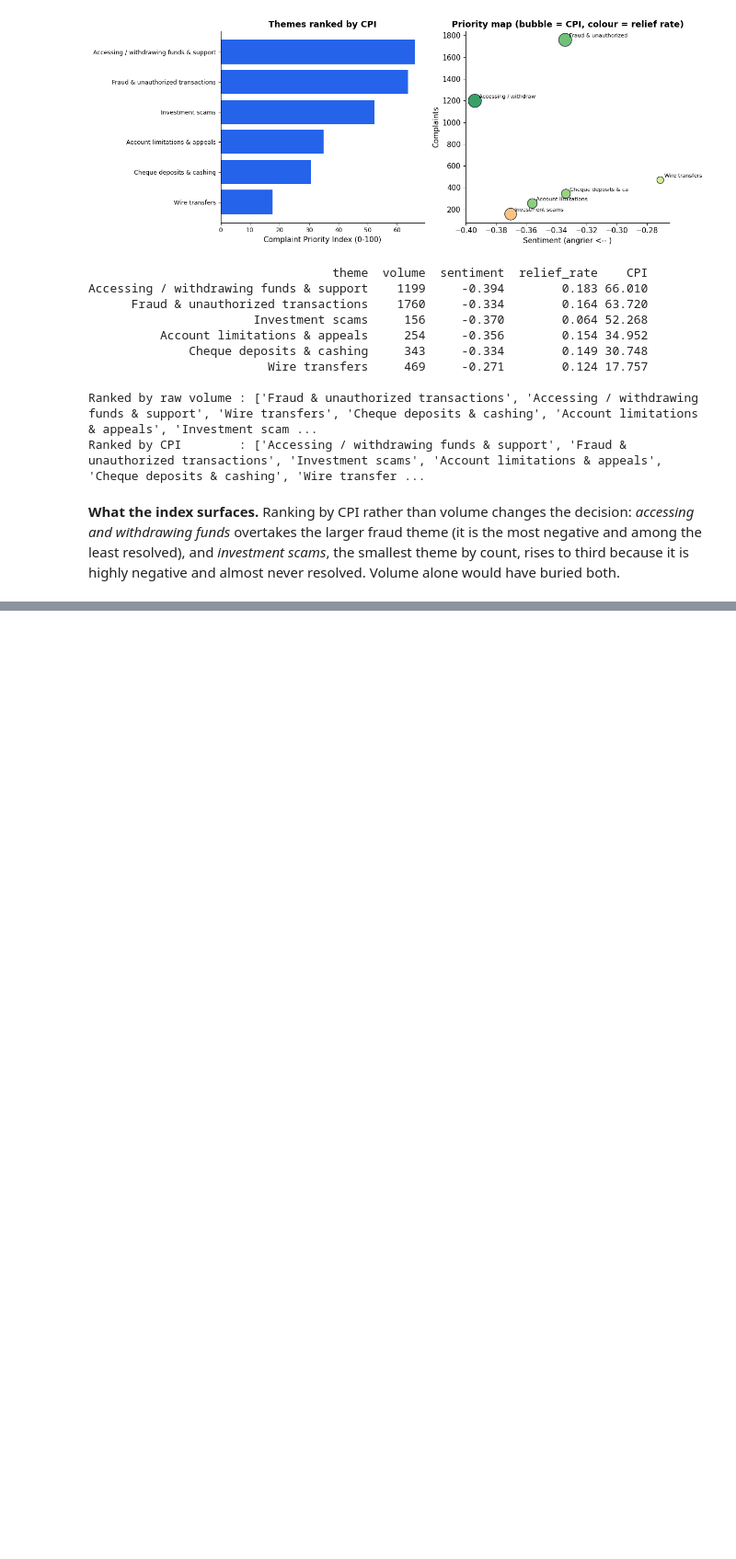
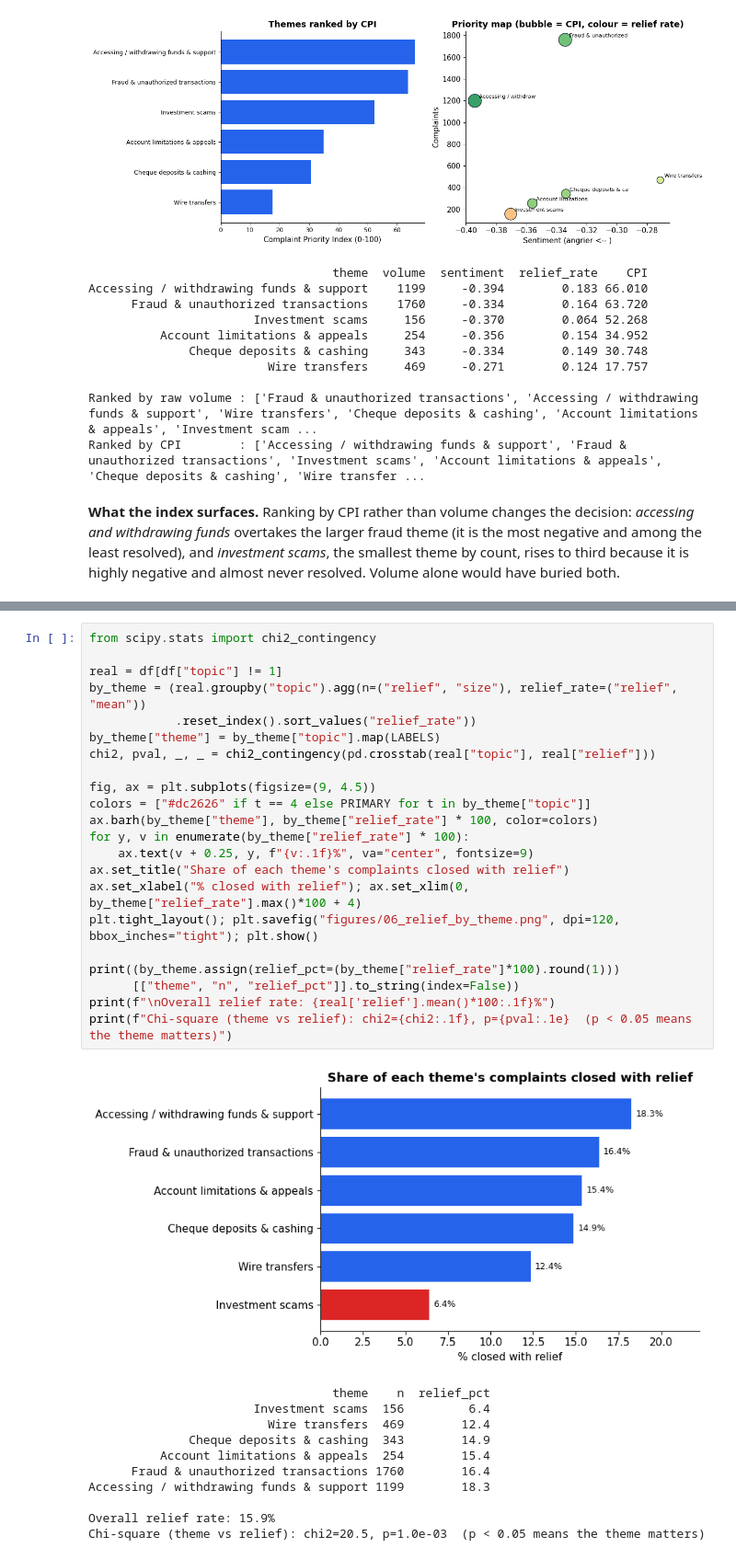
Before and after one commit to danihyder/financial-complaints-nlp, a Jupyter notebook: complaints-nlp-analysis.ipynb, the cells around one changed output, grey strips where cells are left out. Shown at 92% size. Drawn from its saved outputs; the diff is of its cells as text; blank space fills up the shorter version.

```diff
--- a/complaints-nlp-analysis.ipynb
+++ b/complaints-nlp-analysis.ipynb
@@ -469 +426,35 @@ Investment-scam relief rate: 6.4% (vs 15.7% overall)
+# %%
+from scipy.stats import chi2_contingency
+
+real = df[df["topic"] != 1]
+by_theme = (real.groupby("topic").agg(n=("relief", "size"), relief_rate=("relief", "mean"))
+            .reset_index().sort_values("relief_rate"))
+by_theme["theme"] = by_theme["topic"].map(LABELS)
+chi2, pval, _, _ = chi2_contingency(pd.crosstab(real["topic"], real["relief"]))
+
+fig, ax = plt.subplots(figsize=(9, 4.5))
+colors = ["#dc2626" if t == 4 else PRIMARY for t in by_theme["topic"]]
+ax.barh(by_theme["theme"], by_theme["relief_rate"] * 100, color=colors)
+for y, v in enumerate(by_theme["relief_rate"] * 100):
+    ax.text(v + 0.25, y, f"{v:.1f}%", va="center", fontsize=9)
+ax.set_title("Share of each theme's complaints closed with relief")
+ax.set_xlabel("% closed with relief"); ax.set_xlim(0, by_theme["relief_rate"].max()*100 + 4)
+plt.tight_layout(); plt.savefig("figures/06_relief_by_theme.png", dpi=120, bbox_inches="tight"); plt.show()
+
+print((by_theme.assign(relief_pct=(by_theme["relief_rate"]*100).round(1)))
+      [["theme", "n", "relief_pct"]].to_string(index=False))
+print(f"\nOverall relief rate: {real['relief'].mean()*100:.1f}%")
+print(f"Chi-square (theme vs relief): chi2={chi2:.1f}, p={pval:.1e}  (p < 0.05 means the theme matters)")
+# %% [output]
+[figure, added]
+                                  theme    n  relief_pct
+                       Investment scams  156         6.4
+                         Wire transfers  469        12.4
+              Cheque deposits & cashing  343        14.9
+          Account limitations & appeals  254        15.4
+      Fraud & unauthorized transactions 1760        16.4
+Accessing / withdrawing funds & support 1199        18.3
+
+Overall relief rate: 15.9%
+Chi-square (theme vs relief): chi2=20.5, p=1.0e-03  (p < 0.05 means the theme matters)
 # %% [markdown]
```
Also changed, not shown: parts of 6 cells of this notebook, 7 other files.
